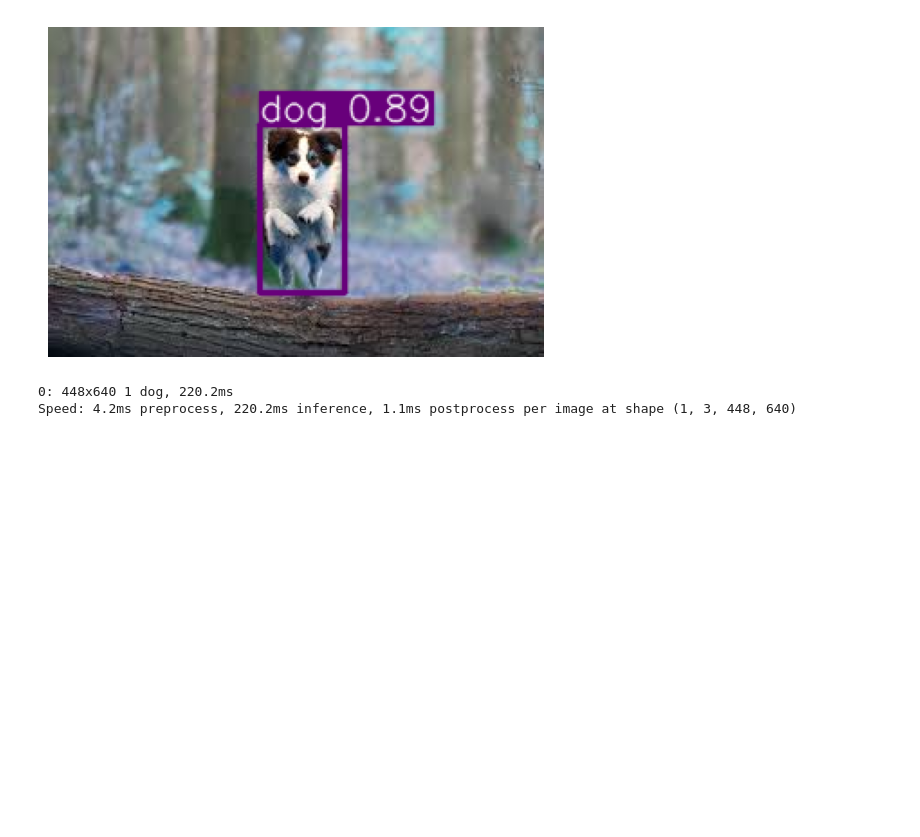
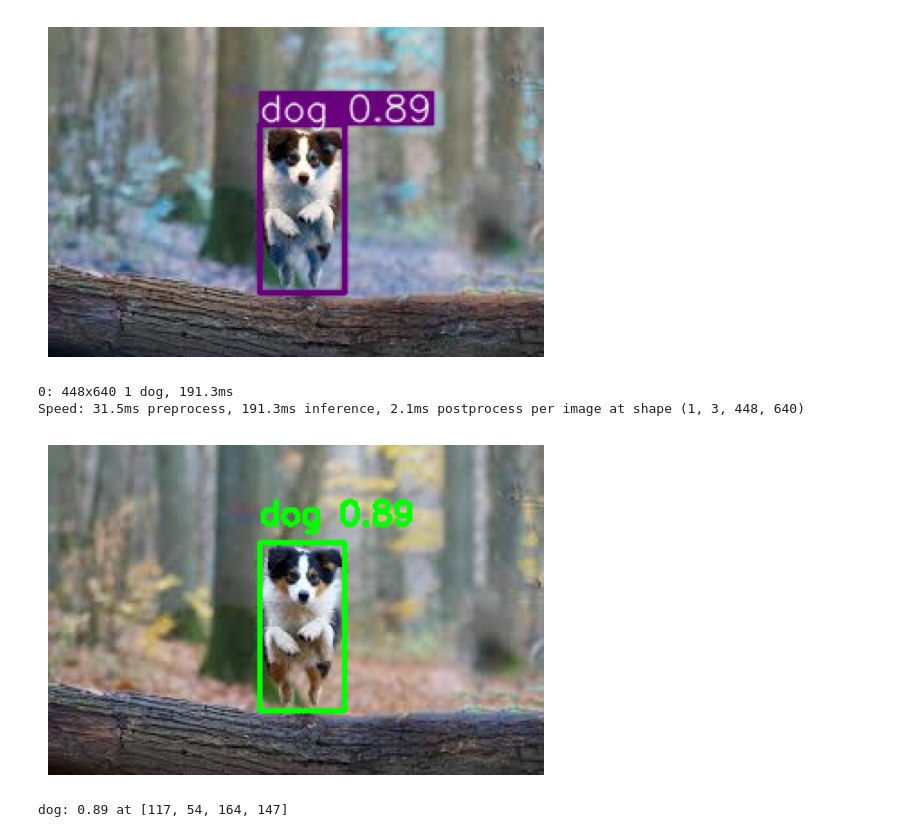
Before and after one commit to Kuriiios/Detection_en_temps_reel, a Jupyter notebook: api_detection/dev_notebook_detection.ipynb, the cells around one changed output. Cells and saved outputs as stored; diff of their text form; code cells hidden in the pictures; blank space fills up the shorter version.

```diff
--- a/api_detection/dev_notebook_detection.ipynb
+++ b/api_detection/dev_notebook_detection.ipynb
@@ -54,26 +54,43 @@ image 1/1 d:\Programmation\Formation_Simplon\AGILE\Detection_en_temps_reel\API_d
 Speed: 3.3ms preprocess, 217.2ms inference, 1.7ms postprocess per image at shape (1, 3, 448, 640)
 [figure]
 # %%
-
+# dessiner manuel de boxes
 img = cv2.imread("images_1.jpg")
-results = model(img)[0]
+r = model(img)[0]
 
 for box in results.boxes:
     x1, y1, x2, y2 = map(int, box.xyxy[0])
     conf = float(box.conf[0])
     cls = int(box.cls[0])
     label = model.names[cls]
 
     cv2.rectangle(img, (x1, y1), (x2, y2), (0, 255, 0), 2)
     cv2.putText(
         img,
         f"{label} {conf:.2f}",
         (x1, y1 - 10),
         cv2.FONT_HERSHEY_SIMPLEX,
         0.6,
         (0, 255, 0),
         2,
     )
+
+plt.imshow(cv2.cvtColor(img, cv2.COLOR_BGR2RGB))
+plt.axis("off")
+plt.show()
 # %% [output]
-0: 448x640 1 dog, 220.2ms
-Speed: 4.2ms preprocess, 220.2ms inference, 1.1ms postprocess per image at shape (1, 3, 448, 640)
+0: 448x640 1 dog, 191.3ms
+Speed: 31.5ms preprocess, 191.3ms inference, 2.1ms postprocess per image at shape (1, 3, 448, 640)
+[figure, added]
+# %%
+# gere les result
+
+for box, conf, cls in zip(r.boxes.xyxy, r.boxes.conf, r.boxes.cls):
+    x1, y1, x2, y2 = map(int, box)
+    confidence = float(conf)
+    class_id = int(cls)
+    label = model.names[class_id]
+
+    print(f"{label}: {confidence:.2f} at [{x1}, {y1}, {x2}, {y2}]")
+# %% [output]
+dog: 0.89 at [117, 54, 164, 147]
```
